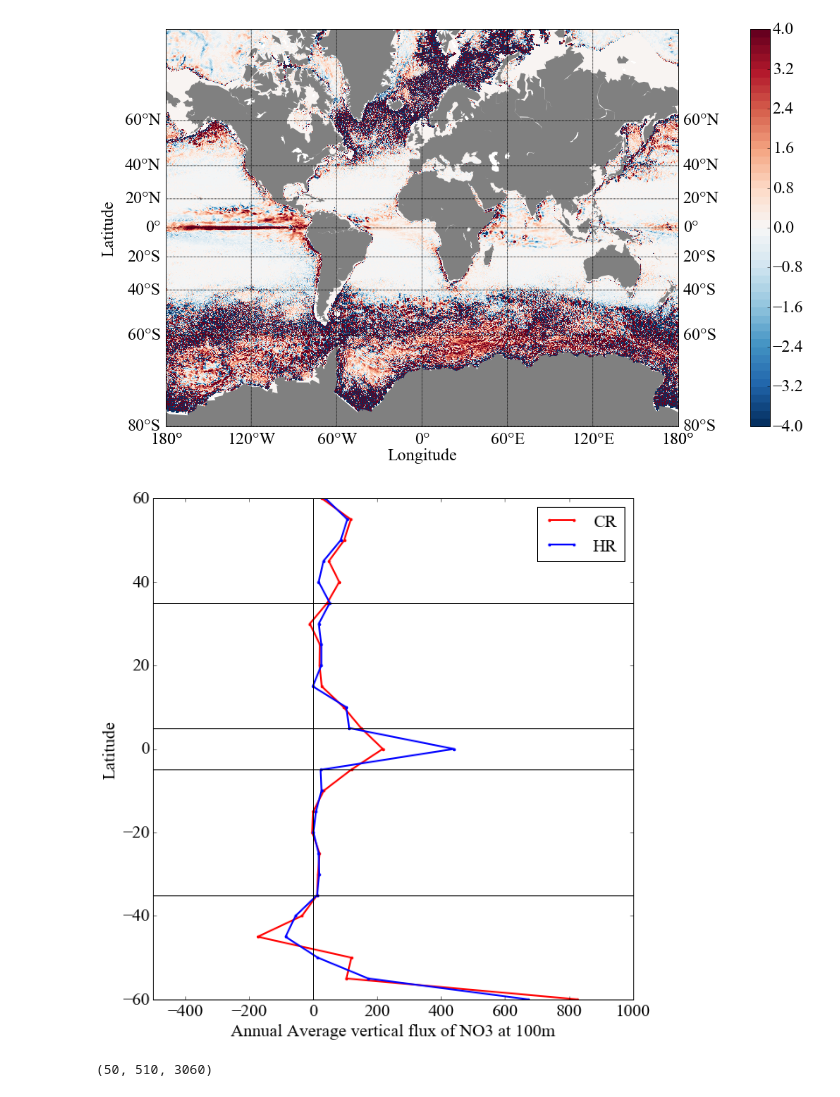
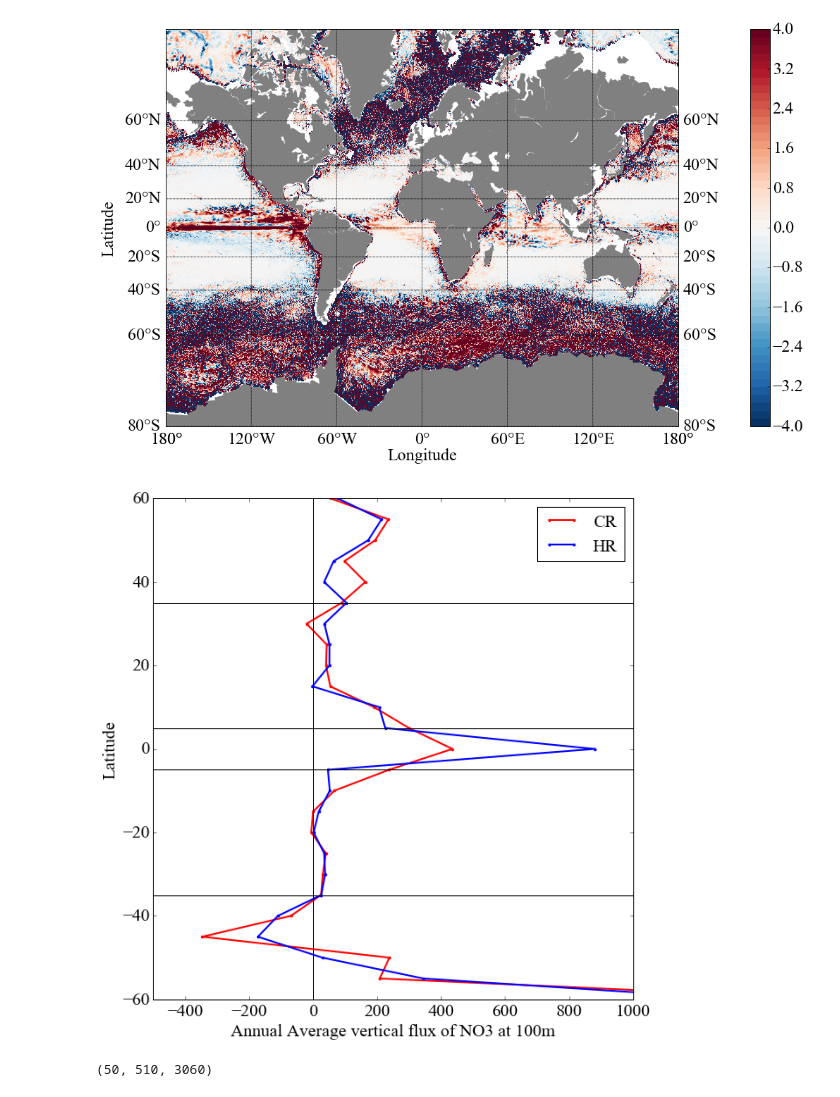
Before and after one commit to sophieclayton/model_comparison, a Jupyter notebook: python_figures/upflux_100m.ipynb, the cells around one changed output. Saved outputs shown, nothing was run; the diff lists cells and outputs as text; code cells hidden in the pictures.

```diff
--- a/python_figures/upflux_100m.ipynb
+++ b/python_figures/upflux_100m.ipynb
@@ -25,7 +25,7 @@ HRindir = '/Volumes/My Passport/high_res/'
 
 in_file = '%sgrid/HFacC.data' % CRindir
 HFCR = np.fromfile(in_file, dtype = '>f')
-HFCR = HFCR.reshape(23, 160, 360)[0,:,:]
+HFCR = HFCR.reshape(23, 160, 360)
 
 in_file = '%sgrid/XC.data' % CRindir
 XC = np.fromfile(in_file, dtype = '>f')
@@ -40,13 +40,13 @@ RA = np.fromfile(in_file, dtype = '>f')
 RA = RA.reshape(160,360)
 
 ## pick a nutrient 0 = phosphate, 1 = nitrate, 2 = iron, 3 = silica
-v=2
+v=1
 
 # import CR data
 
 in_file = '%supflux/CR_WN.1999.data' % CRindir
 CRWN = np.fromfile(in_file, dtype='>f').reshape(4,160, 360)
-CRmask = ma.masked_where(HFCR == 0, CRWN[v,:,:], copy=False)
+CRmask = ma.masked_where(HFCR[6,:,:] == 0, CRWN[v,:,:], copy=False)
 
 #import grid params for HR grid
 HFHR = mit.rdmds('/Users/sclayton/Documents/darwin_model/e2_grid/hFacC')
@@ -57,7 +57,7 @@ RAC = mit.rdmds('/Users/sclayton/Documents/darwin_model/e2_grid/RAC')
 # import HR data
 in_file = '%supflux/WN.1999.data' % HRindir
 HRWN = np.fromfile(in_file, dtype='>f').reshape(4, 510, 3060)
-HRmask = ma.masked_where(HFHR[0,:,:] == 0, HRWN[v,:,:], copy=False)
+HRmask = ma.masked_where(HFHR[10,:,:] == 0, HRWN[v,:,:], copy=False)
 # %%
 fig1 = plt.figure(1, figsize=(18,9), dpi = 600)
 
@@ -122,12 +122,12 @@ plt.show()
 #plt.colorbar()
 #plt.show()
 # %% [output]
-[figure, old version]
+[figure, new version]
 # %%
 # work out the latitudinally averaged vertical nutrient supply
 
 # EG
-CRHFmask = CRmask *HFCR*RA
+CRHFmask = CRmask *HFCR[6,:,:]*RA
 binsize = 5
 ybin = np.arange(-60, 60+binsize, binsize)
 
@@ -150,7 +150,7 @@ for i in range(len(ybin)):
         numobs[i] = np.nan
 
 # E2
-HRHFmask = HRmask *HFHR[0,:,:]*RAC
+HRHFmask = HRmask *HFHR[10,:,:]*RAC
 
 binnedhr = np.empty([len(ybin)])
 numobs = np.empty([len(ybin)])
@@ -161,34 +161,34 @@ for i in range(len(ybin)):
 
     nn = len((YG>=lat-binsize/2) & (YG<lat +binsize/2))
     if nn > 0:
         #print YC[[(YC>(lat-binsize/2)) & (YC<(lat +binsize/2))]]
         areahr[i] = np.nansum(RAC[(YG>=lat-binsize/2) & (YG<lat +binsize/2)])
         binnedhr[i] = np.nansum(HRHFmask[(YG>=lat-binsize/2) & (YG<lat +binsize/2)])/areahr[i]
         numobs[i] = nn
 
     else:
         binnedhr[i] = np.nan
         numobs[i] = np.nan
 
 s_to_y = 365
 
 fig3 = plt.figure(3, figsize=(9,9), dpi = 600)
 
 plt.plot(binnedcr*s_to_y, ybin,'.-r', label = 'CR', lw =2)
 plt.plot(binnedhr*s_to_y, ybin,'.-b',label= 'HR',lw = 2)
 plt.ylabel('Latitude', fontsize=20)
 plt.legend(fontsize = 20)
 plt.tick_params(axis='both', which='major', labelsize=20)
 plt.xlabel(r'Annual Average vertical flux of NO3 at 100m', fontsize=20)
 plt.axvline(0, color='k')
 plt.axhline(35, color='k')
 plt.axhline(5, color='k')
 plt.axhline(-5, color='k')
 plt.axhline(-35, color='k')
 plt.axis([-500, 1000, -60, 60])
 plt.show()
 # %% [output]
-[figure, old version]
+[figure, new version]
 # %%
 print np.shape(HFHR)
 # %% [output]
```
Also changed, not shown: parts of 6 cells of this notebook, 1 other file.
